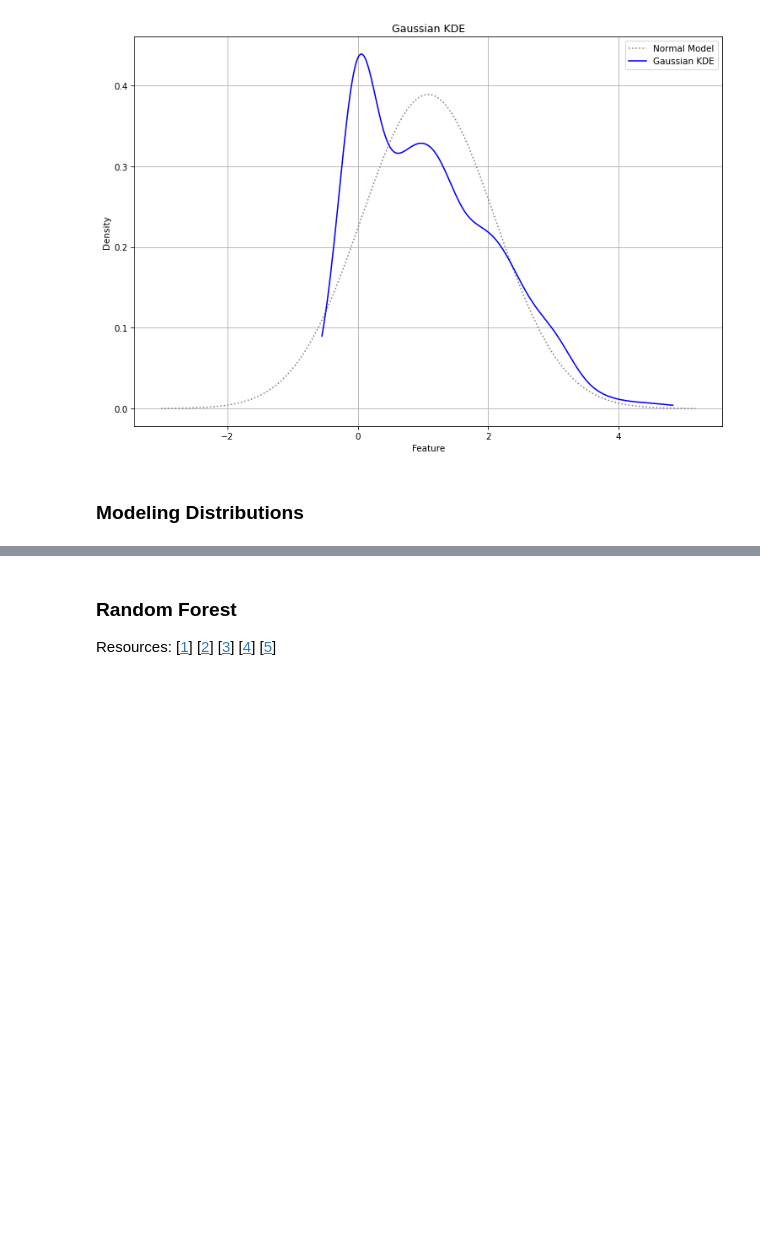
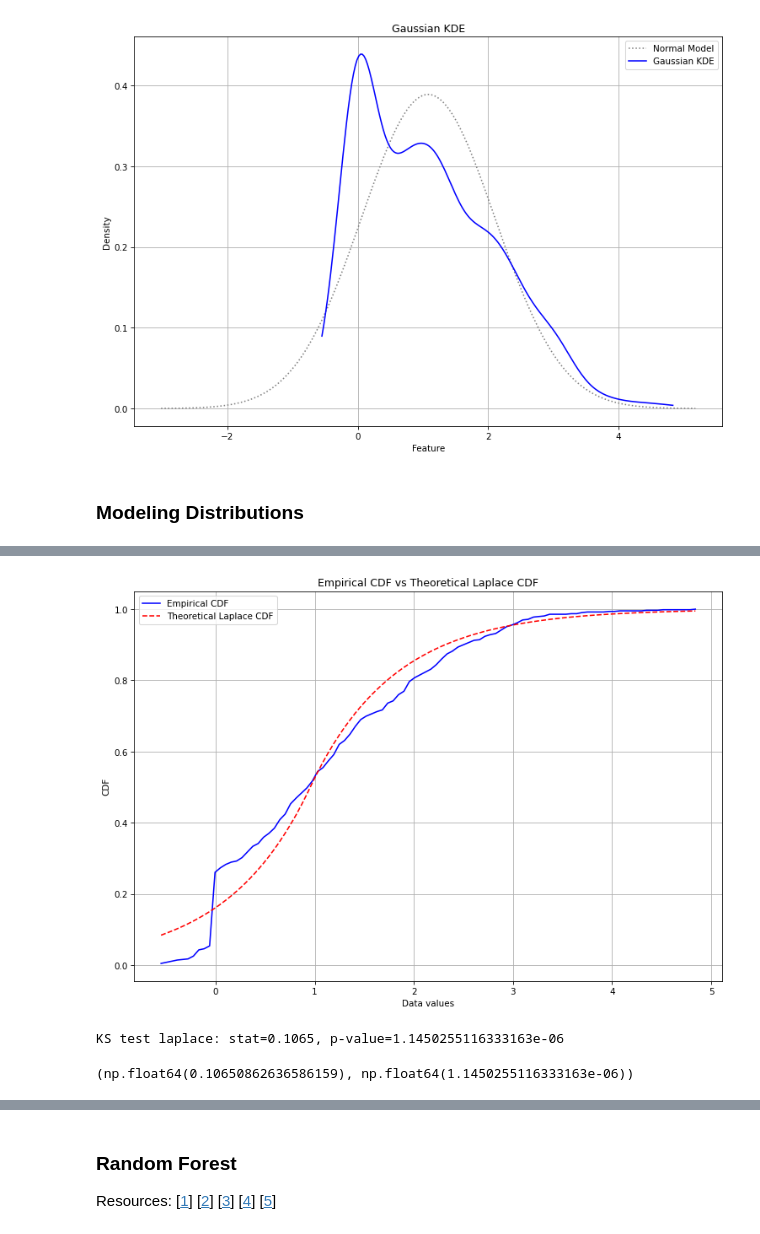
Before and after one commit to thedanicode24/moneypuck-data, a Jupyter notebook: player/matthews.ipynb, the cells around one changed output, grey strips where cells are left out. Drawn from its saved outputs; the diff is of its cells as text; code cells hidden in the pictures; blank space fills up the shorter version.

```diff
--- a/player/matthews.ipynb
+++ b/player/matthews.ipynb
@@ -124,0 +129,7 @@ KS test norm: stat=0.1133, p-value=0.0000
+# %%
+cdm.plot_empirical_vs_laplace_cdf(df[feature])
+cdm.kolmogorov_smirnov_test(df[feature], "laplace")
+# %% [output]
+[figure, added]
+KS test laplace: stat=0.1065, p-value=1.1450255116333163e-06
+(np.float64(0.10650862636586159), np.float64(1.1450255116333163e-06))
```
Also changed, not shown: parts of 5 cells of this notebook, 3 other files.
